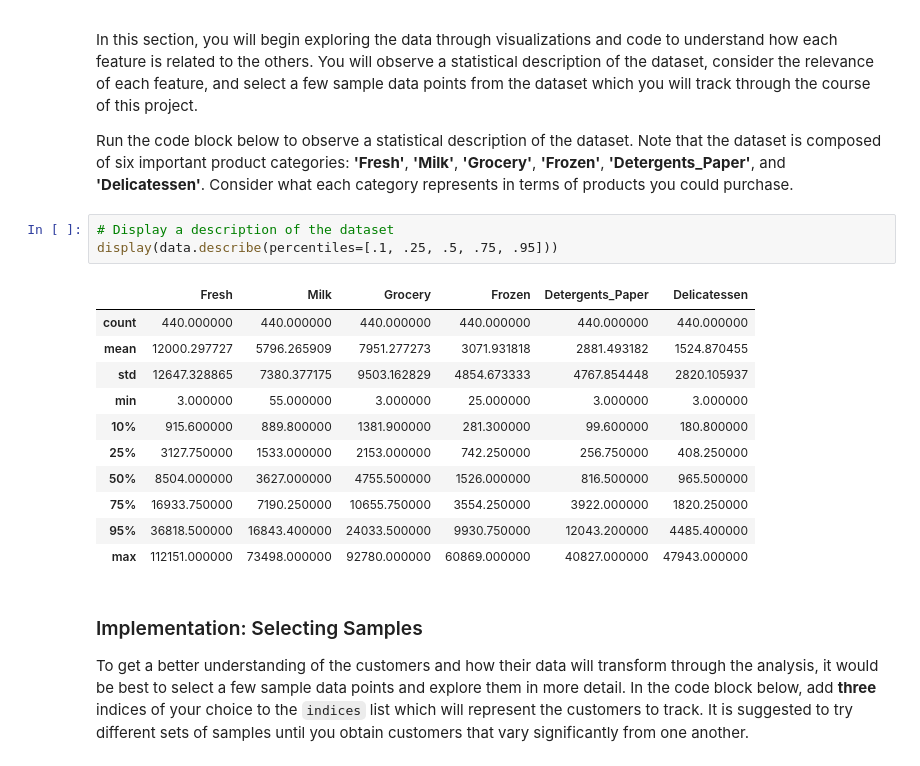
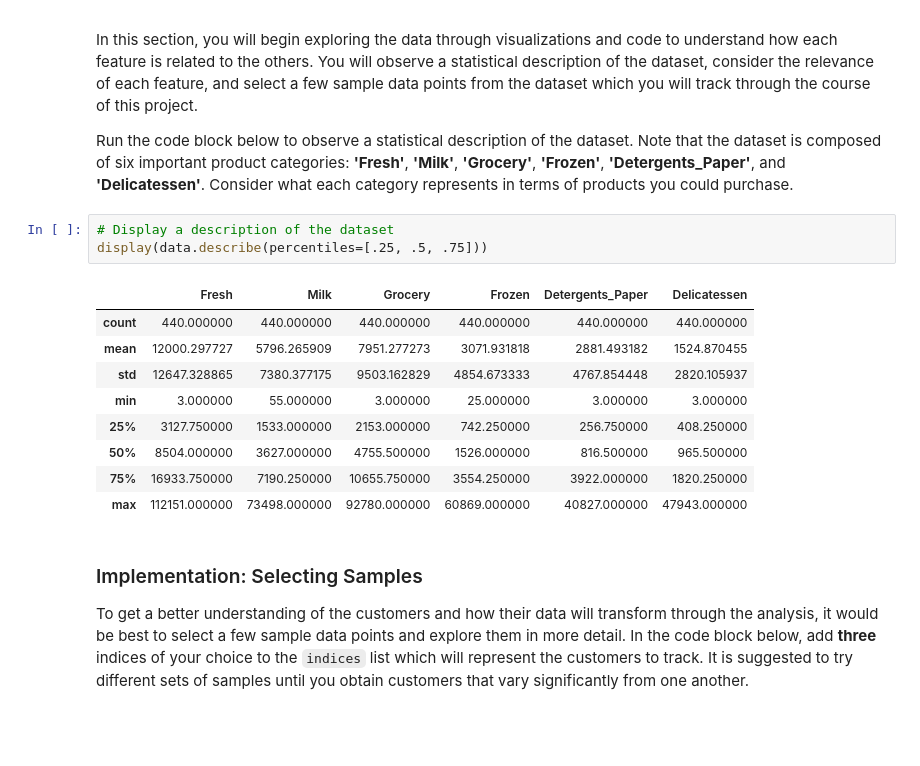
Before and after one commit to fink-stanislav/machine-learning, a Jupyter notebook: projects/customer_segments/customer_segments.ipynb, the cells around one changed output. Saved outputs shown, nothing was run; the diff lists cells and outputs as text; blank space fills up the shorter version.

```diff
--- a/projects/customer_segments/customer_segments.ipynb
+++ b/projects/customer_segments/customer_segments.ipynb
@@ -44,18 +44,16 @@ In this section, you will begin exploring the data through visualizations and co
 Run the code block below to observe a statistical description of the dataset. Note that the dataset is composed of six important product categories: **'Fresh'**, **'Milk'**, **'Grocery'**, **'Frozen'**, **'Detergents_Paper'**, and **'Delicatessen'**. Consider what each category represents in terms of products you could purchase.
 # %%
 # Display a description of the dataset
-display(data.describe(percentiles=[.1, .25, .5, .75, .95]))
+display(data.describe(percentiles=[.25, .5, .75]))
 # %% [output]
 |  | Fresh | Milk | Grocery | Frozen | Detergents_Paper | Delicatessen |
 | count | 440.000000 | 440.000000 | 440.000000 | 440.000000 | 440.000000 | 440.000000 |
 | mean | 12000.297727 | 5796.265909 | 7951.277273 | 3071.931818 | 2881.493182 | 1524.870455 |
 | std | 12647.328865 | 7380.377175 | 9503.162829 | 4854.673333 | 4767.854448 | 2820.105937 |
 | min | 3.000000 | 55.000000 | 3.000000 | 25.000000 | 3.000000 | 3.000000 |
-| 10% | 915.600000 | 889.800000 | 1381.900000 | 281.300000 | 99.600000 | 180.800000 |
 | 25% | 3127.750000 | 1533.000000 | 2153.000000 | 742.250000 | 256.750000 | 408.250000 |
 | 50% | 8504.000000 | 3627.000000 | 4755.500000 | 1526.000000 | 816.500000 | 965.500000 |
 | 75% | 16933.750000 | 7190.250000 | 10655.750000 | 3554.250000 | 3922.000000 | 1820.250000 |
-| 95% | 36818.500000 | 16843.400000 | 24033.500000 | 9930.750000 | 12043.200000 | 4485.400000 |
 | max | 112151.000000 | 73498.000000 | 92780.000000 | 60869.000000 | 40827.000000 | 47943.000000 |
 # %% [markdown]
 ### Implementation: Selecting Samples
```
Also changed, not shown: parts of 27 cells of this notebook.
